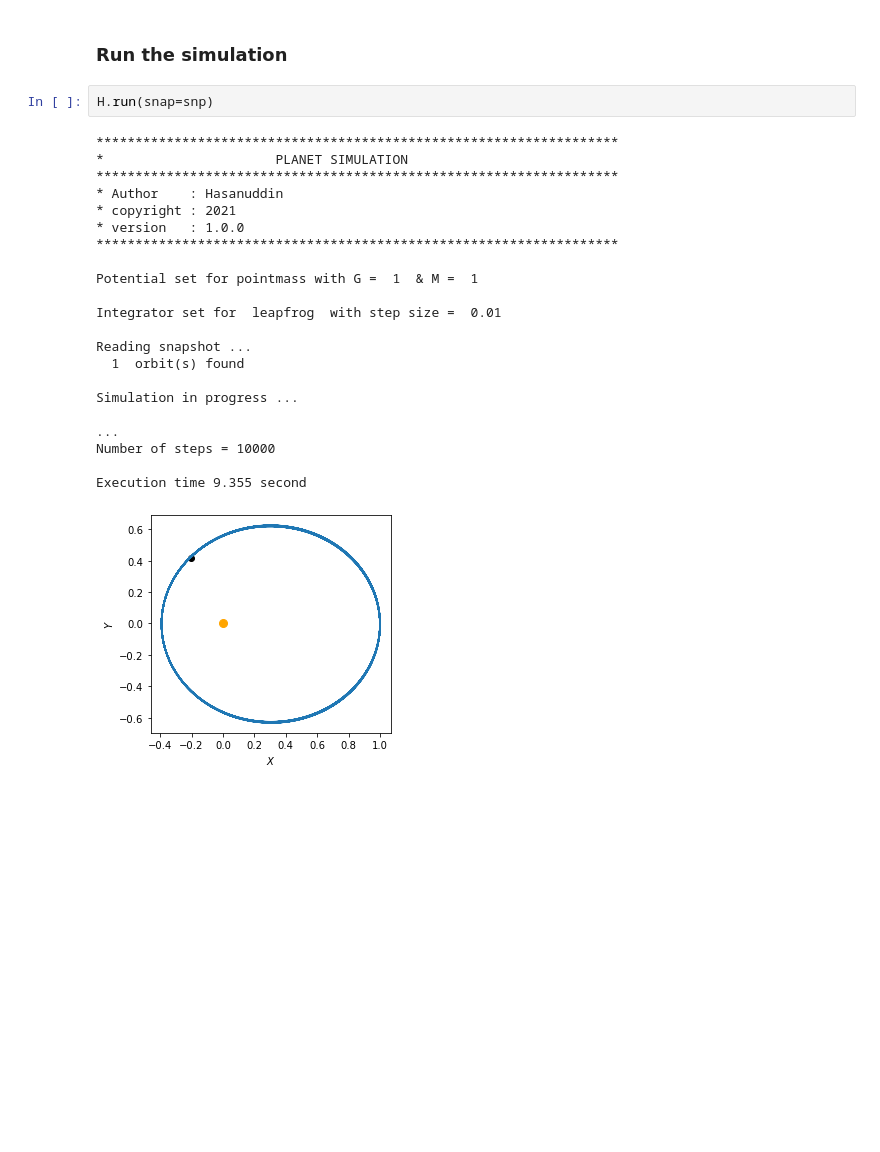
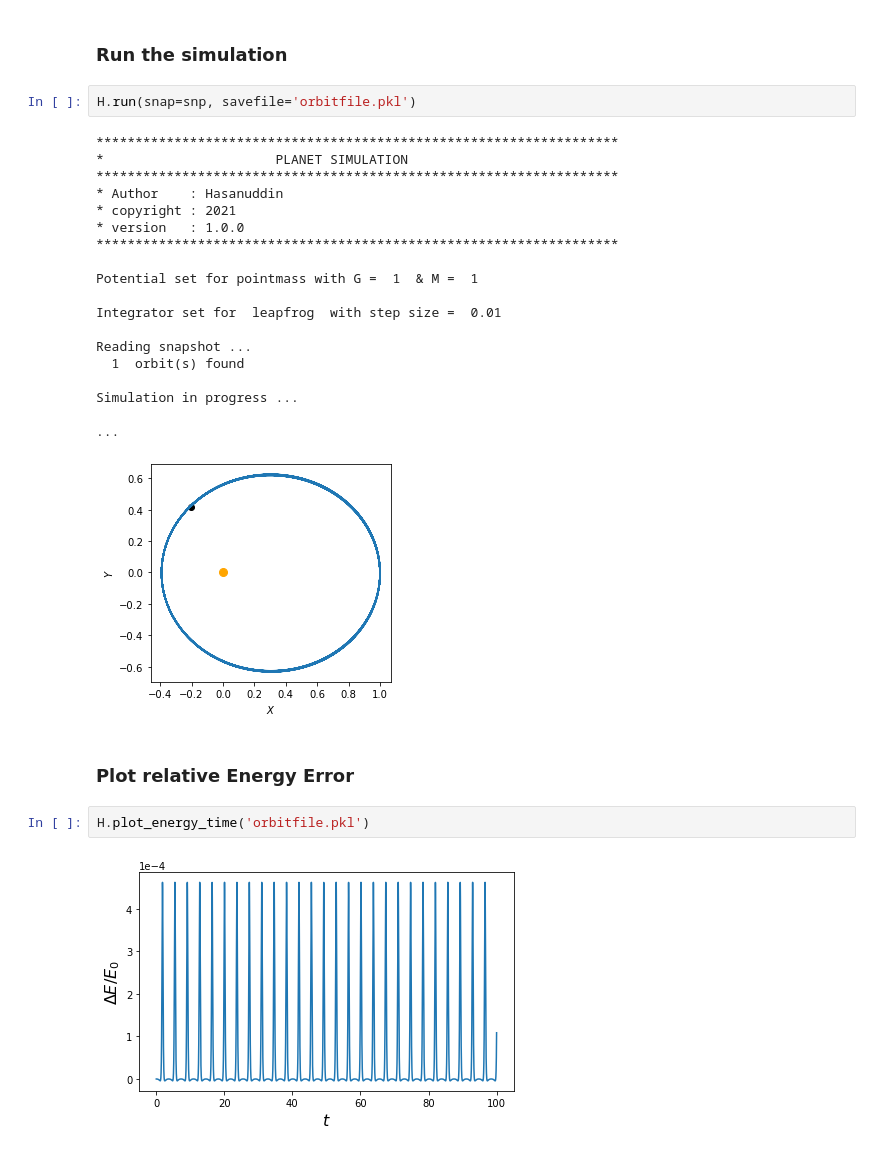
Before and after one commit to hasanastro4/Hsimulator, a Jupyter notebook: howtorun.ipynb, the cells around one changed output. Drawn from its saved outputs; the diff is of its cells as text; blank space fills up the shorter version.

```diff
--- a/howtorun.ipynb
+++ b/howtorun.ipynb
@@ -26,7 +26,7 @@ snp = H.snapshot(t0,o)
 # %% [markdown]
 ### Run the simulation
 # %%
-H.run(snap=snp)
+H.run(snap=snp, savefile='orbitfile.pkl')
 # %% [output]
 *******************************************************************
 *                      PLANET SIMULATION
@@ -45,7 +45,10 @@ Reading snapshot ...
 
 Simulation in progress ...
                                                                                                                                                                                                          ...
-Number of steps = 10000
-
-Execution time 9.355 second
 [figure]
+# %% [markdown]
+### Plot relative Energy Error
+# %%
+H.plot_energy_time('orbitfile.pkl')
+# %% [output]
+[figure, added]
```
Also changed, not shown: parts of 2 cells of this notebook.
